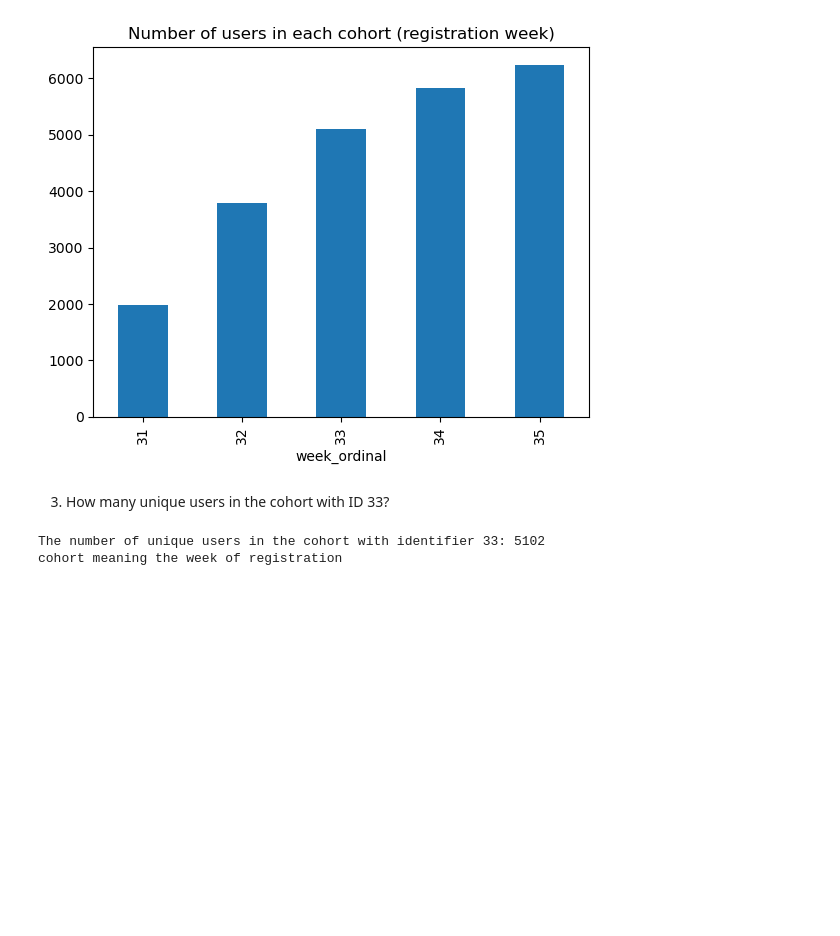
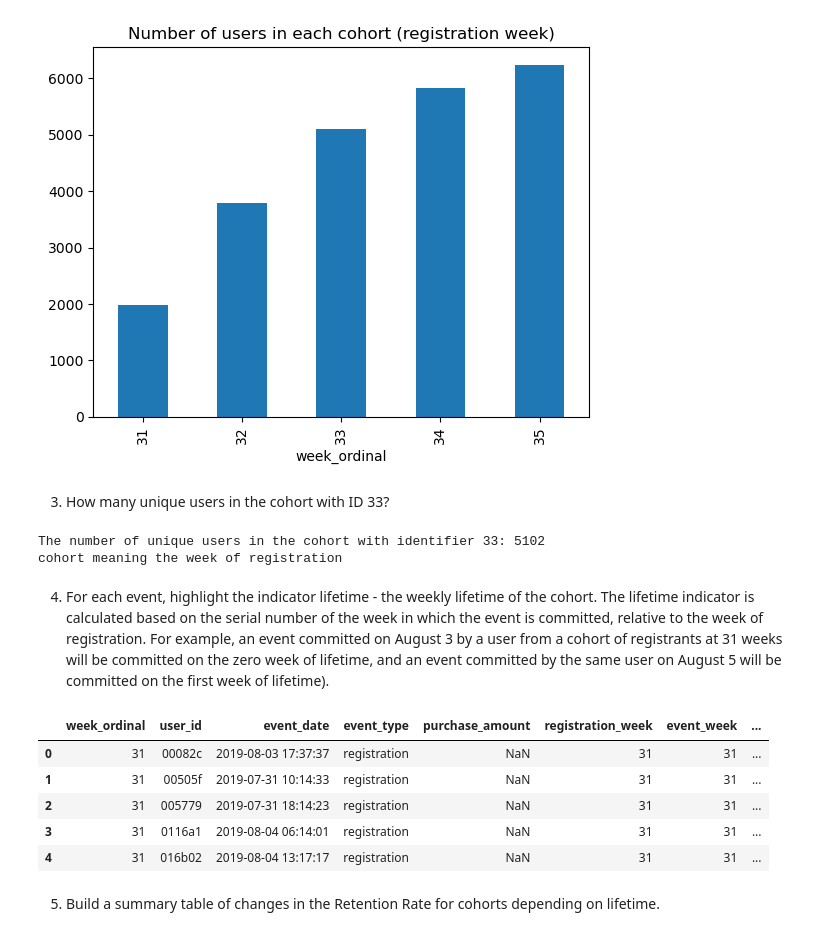
Before and after one commit to fbientrigo/machine-learning, a Jupyter notebook: 3_DataScience_Interview/2_eventdata.ipynb, the cells around one changed output. Drawn from its saved outputs; the diff is of its cells as text; code cells hidden in the pictures; blank space fills up the shorter version.

```diff
--- a/0_DataExploration/2_eventdata.ipynb
+++ b/3_DataScience_Interview/2_eventdata.ipynb
@@ -138,3 +136,30 @@ print("cohort meaning the week of registration")
 # %% [output]
 The number of unique users in the cohort with identifier 33: 5102
 cohort meaning the week of registration
+# %% [markdown]
+4. For each event, highlight the indicator lifetime - the weekly lifetime of the cohort. The
+lifetime indicator is calculated based on the serial number of the week in which the event
+is committed, relative to the week of registration. For example, an event committed on
+August 3 by a user from a cohort of registrants at 31 weeks will be committed on the zero
+week of lifetime, and an event committed by the same user on August 5 will be committed
+on the first week of lifetime).
+# %%
+# Calculate the week of registration for each user
+cohort_data['registration_week'] = cohort_data['event_date'].dt.isocalendar().week.min()
+
+# Calculate the week of each event
+cohort_data['event_week'] = cohort_data['event_date'].dt.isocalendar().week
+
+# Calculate the lifetime indicator for each event
+cohort_data['lifetime'] = cohort_data['event_week'] - cohort_data['registration_week']
+
+cohort_data.head()
+# %% [output]
+|  | week_ordinal | user_id | event_date | event_type | purchase_amount | registration_week | event_week | ... |
+| 0 | 31 | 00082c | 2019-08-03 17:37:37 | registration | NaN | 31 | 31 | ... |
+| 1 | 31 | 00505f | 2019-07-31 10:14:33 | registration | NaN | 31 | 31 | ... |
+| 2 | 31 | 005779 | 2019-07-31 18:14:23 | registration | NaN | 31 | 31 | ... |
+| 3 | 31 | 0116a1 | 2019-08-04 06:14:01 | registration | NaN | 31 | 31 | ... |
+| 4 | 31 | 016b02 | 2019-08-04 13:17:17 | registration | NaN | 31 | 31 | ... |
+# %% [markdown]
+5. Build a summary table of changes in the Retention Rate for cohorts depending on lifetime.
```
Also changed, not shown: parts of 7 cells of this notebook, 6 other files.
